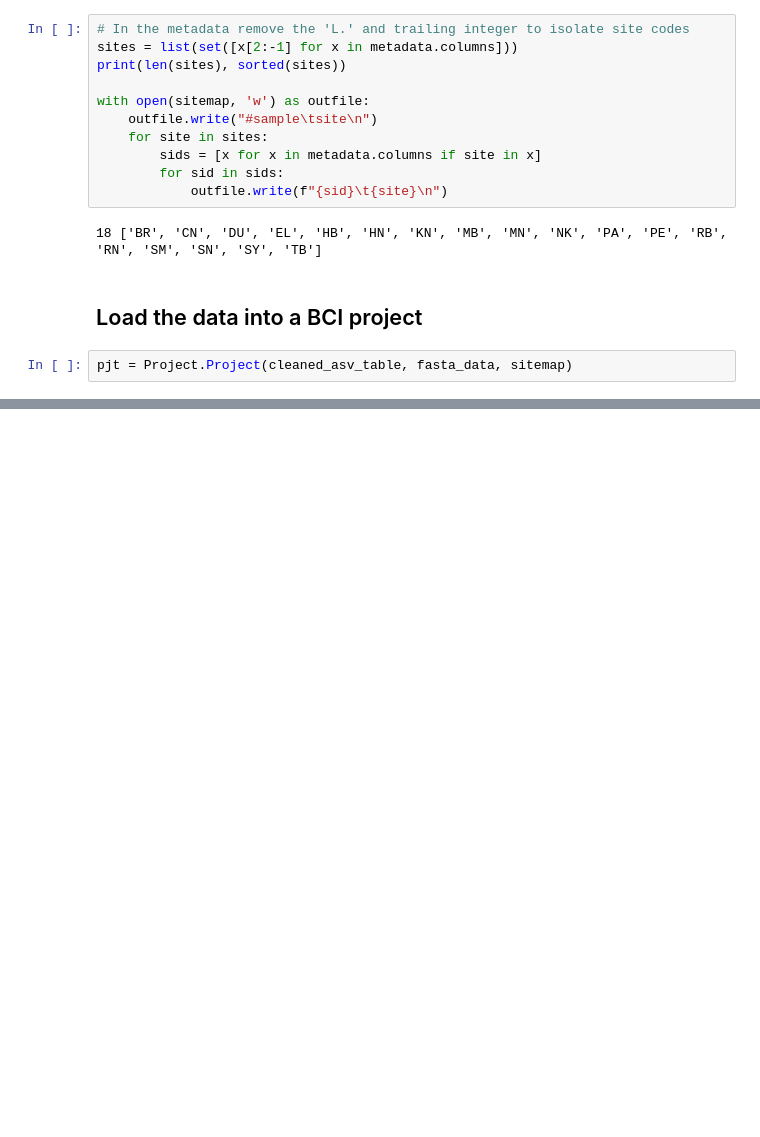
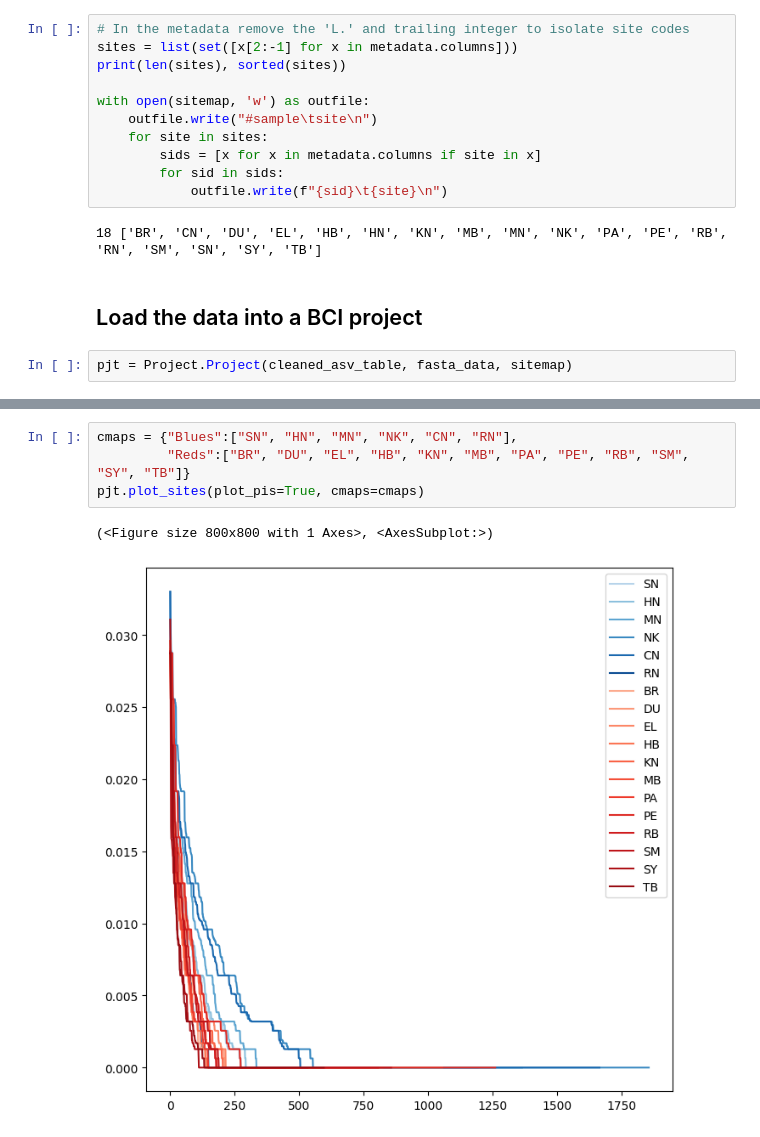
Before and after one commit to isaacovercast/IMEMEBA-BCI, a Jupyter notebook: empirical-examples/Holman-2021-Marine-eDNA/Holman-2021-Marine-eDNA.ipynb, the cells around one changed output, grey strips where cells are left out. Cells and saved outputs as stored; diff of their text form; blank space fills up the shorter version.

```diff
--- a/empirical-examples/Holman-2021-Marine-eDNA/Holman-2021-Marine-eDNA.ipynb
+++ b/empirical-examples/Holman-2021-Marine-eDNA/Holman-2021-Marine-eDNA.ipynb
@@ -126,0 +138,7 @@ L.CN3
+# %%
+cmaps = {"Blues":["SN", "HN", "MN", "NK", "CN", "RN"],
+         "Reds":["BR", "DU", "EL", "HB", "KN", "MB", "PA", "PE", "RB", "SM", "SY", "TB"]}
+pjt.plot_sites(plot_pis=True, cmaps=cmaps)
+# %% [output]
+(<Figure size 800x800 with 1 Axes>, <AxesSubplot:>)
+[figure, added]
```
Also changed, not shown: parts of 3 cells of this notebook, 1 other file.
